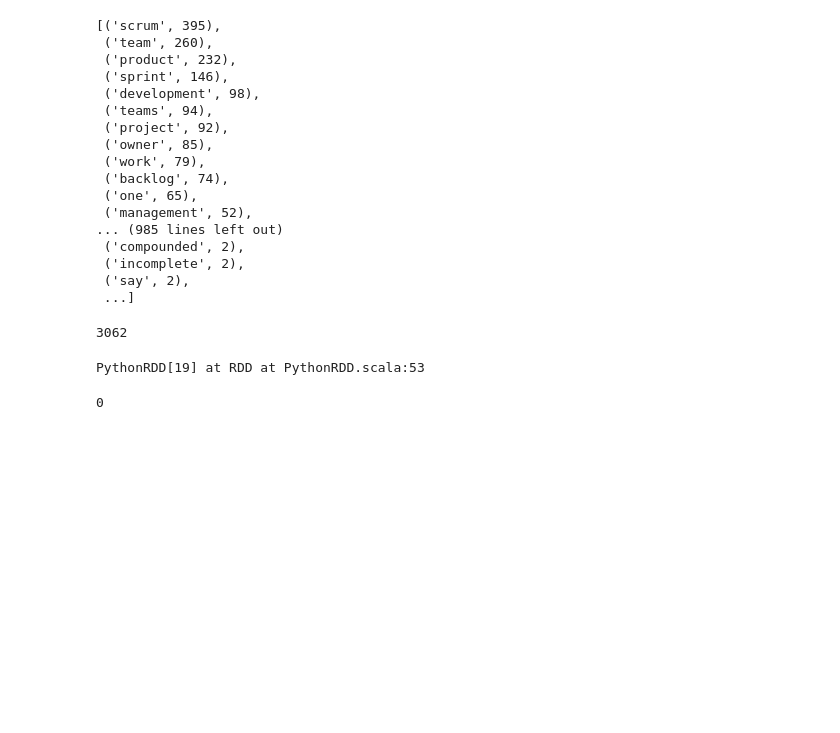
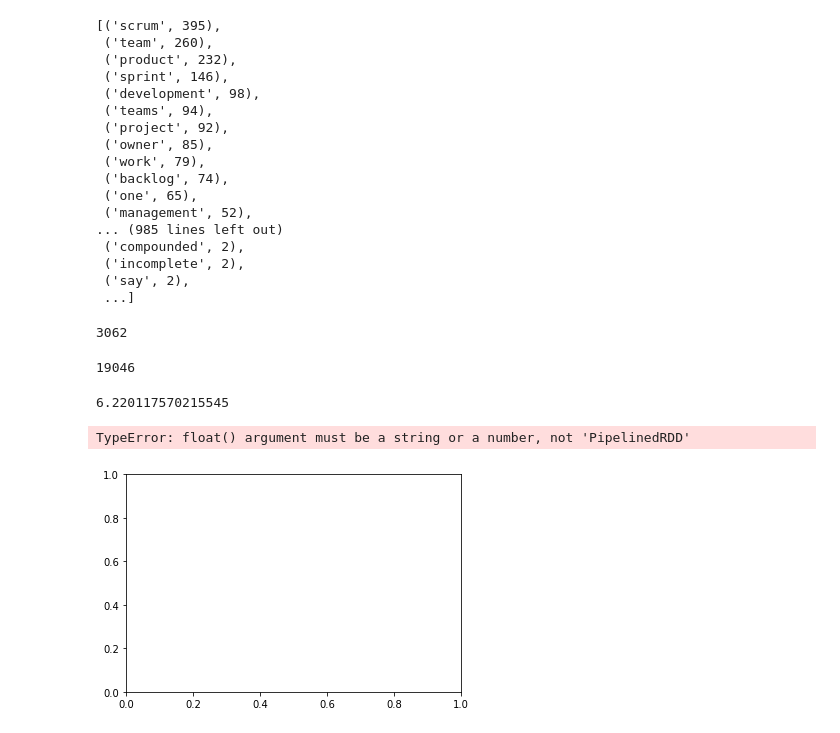
Before and after one commit to imroopeshkumar/FIT5202Assignments, a Jupyter notebook: Assignment1/5202ass1.ipynb, the cells around one changed output. Saved outputs shown, nothing was run; the diff lists cells and outputs as text; code cells hidden in the pictures; blank space fills up the shorter version.

Commit message:
added avg word count

```diff
--- a/Assignment1/5202ass1.ipynb
+++ b/Assignment1/5202ass1.ipynb
@@ -115,8 +115,10 @@ y = 0
-# %%
-stop_words_filtered.map(lambda l :  y+l[1])
-# %% [output]
-PythonRDD[19] at RDD at PythonRDD.scala:53
-# %%
-y
-# %% [output]
-0
+# %%
+i = 0
+wordcount = 0
+for word,count in sorted_counts.toLocalIterator():
+#             print(u"{} --> {}".format(word, count))
+            wordcount+=count
+
+print(wordcount)
+# %% [output]
+19046
@@ -122,0 +127,9 @@ y
+# %%
+avgwordoccurance
+# %% [output]
+6.220117570215545
+# %%
+plt.plot(stop_words_filtered)
+# %% [output]
+TypeError: float() argument must be a string or a number, not 'PipelinedRDD'
+[figure, added]
```
Also changed, not shown: parts of 3 cells of this notebook, 1 other file.
